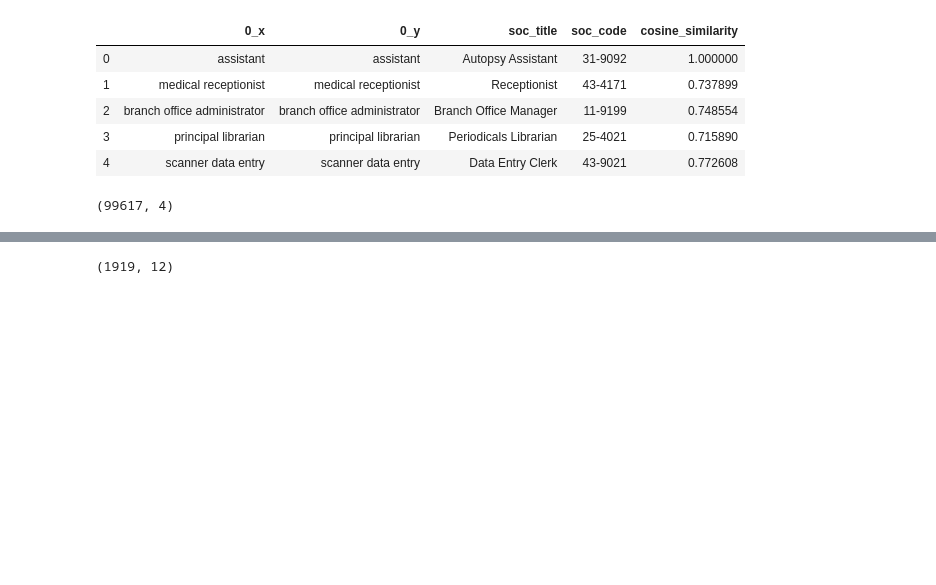
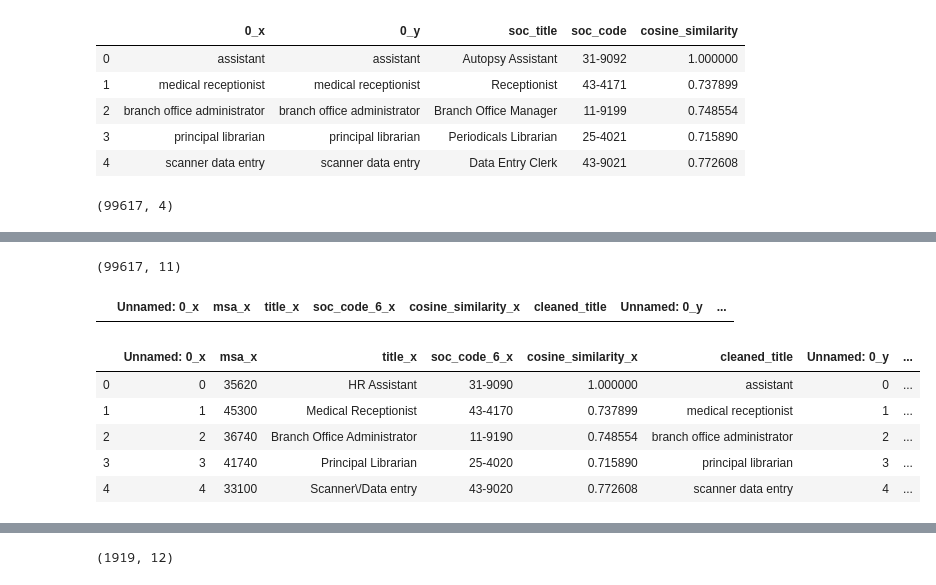
Before and after one commit to anilca-lab/FIS-capstone-project, a Jupyter notebook: Master_notebook.ipynb, the cells around one changed output, grey strips where cells are left out. Cells and saved outputs as stored; diff of their text form; code cells hidden in the pictures; blank space fills up the shorter version.

```diff
--- a/Master_notebook.ipynb
+++ b/Master_notebook.ipynb
@@ -970,2 +961,0 @@ Name: title, dtype: int64
-# %%
-classified_vacancies_df['msa'] = [str(msa)[0:5] for msa in classified_vacancies_df.msa]
@@ -971,0 +986,2 @@ classified_vacancies_df['msa'] = [str(msa)[0:5] for msa in classified_vacancies_
+# %%
+classified_vacancies_df['cleaned_title'] = vacancy_titles_almost_orig_df[[0]]
@@ -971,0 +997,21 @@ classified_vacancies_df['msa'] = [str(msa)[0:5] for msa in classified_vacancies_
+# %%
+r = classified_vacancies_df.loc[classified_vacancies_df.soc_code_6 != 'nan0']
+# %%
+d = classified_vacancies_df.merge(r, how = 'left', on = 'cleaned_title')
+# %%
+d.shape
+# %% [output]
+(99617, 11)
+# %%
+d.loc[d.soc_code_6_y == 'nan0']
+# %% [output]
+|  | Unnamed: 0_x | msa_x | title_x | soc_code_6_x | cosine_similarity_x | cleaned_title | Unnamed: 0_y | ... |
+# %%
+d.head()
+# %% [output]
+|  | Unnamed: 0_x | msa_x | title_x | soc_code_6_x | cosine_similarity_x | cleaned_title | Unnamed: 0_y | ... |
+| 0 | 0 | 35620 | HR Assistant | 31-9090 | 1.000000 | assistant | 0 | ... |
+| 1 | 1 | 45300 | Medical Receptionist | 43-4170 | 0.737899 | medical receptionist | 1 | ... |
+| 2 | 2 | 36740 | Branch Office Administrator | 11-9190 | 0.748554 | branch office administrator | 2 | ... |
+| 3 | 3 | 41740 | Principal Librarian | 25-4020 | 0.715890 | principal librarian | 3 | ... |
+| 4 | 4 | 33100 | Scanner\/Data entry | 43-9020 | 0.772608 | scanner data entry | 4 | ... |
```
Also changed, not shown: parts of 25 cells of this notebook, 5 other files.
